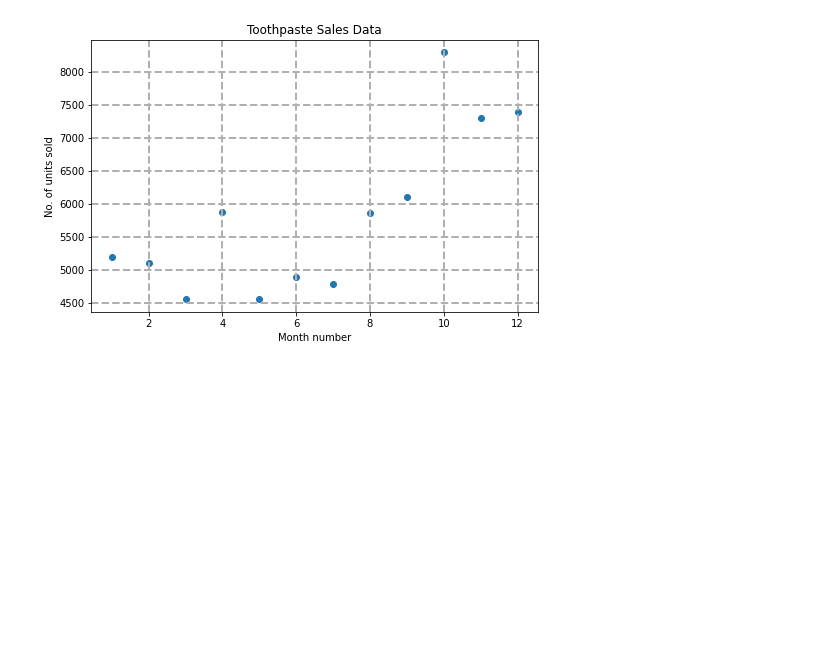
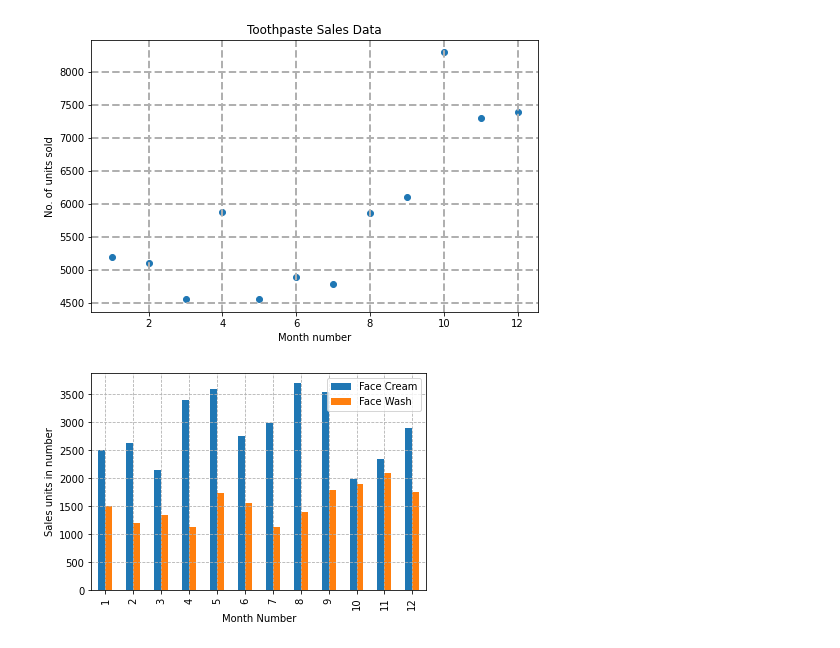
Before and after one commit to abh1n4v/Matplotlib, a Jupyter notebook: Exercise.ipynb, the cells around one changed output. Cells and saved outputs as stored; diff of their text form; code cells hidden in the pictures; blank space fills up the shorter version.

```diff
--- a/Exercise.ipynb
+++ b/Exercise.ipynb
@@ -68,3 +68,14 @@ plt.grid(True,linewidth= 2, linestyle='--')
 plt.show()
 # %% [output]
 [figure]
+# %%
+#5
+df.plot(x='month_number', y=['facecream','facewash'],label=['Face Cream', 'Face Wash'], kind='bar')
+plt.xlabel('Month Number')
+plt.ylabel('Sales units in number')
+plt.grid(True,linestyle='--')
+
+#6 save part
+plt.savefig('Question 6.png',dpi=300)
+# %% [output]
+[figure, added]
```
Also changed, not shown: parts of 2 cells of this notebook.
